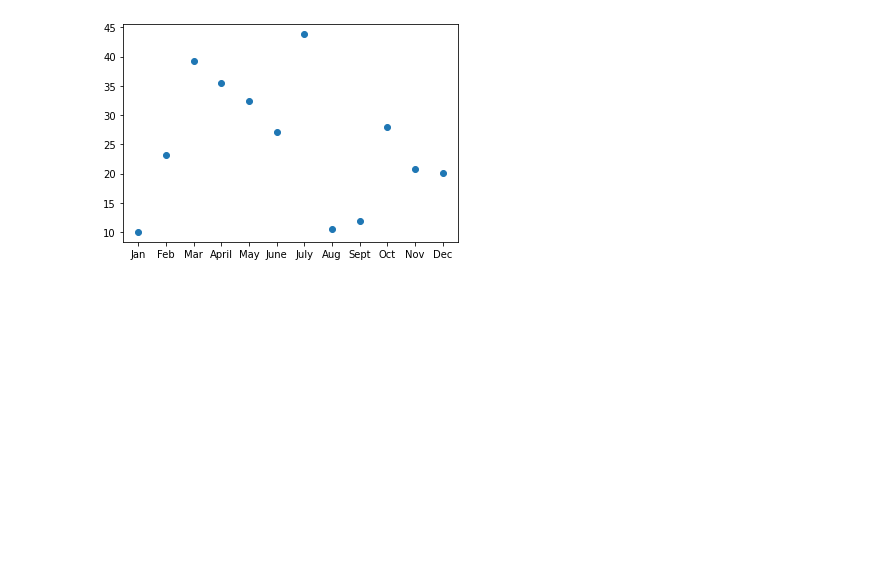
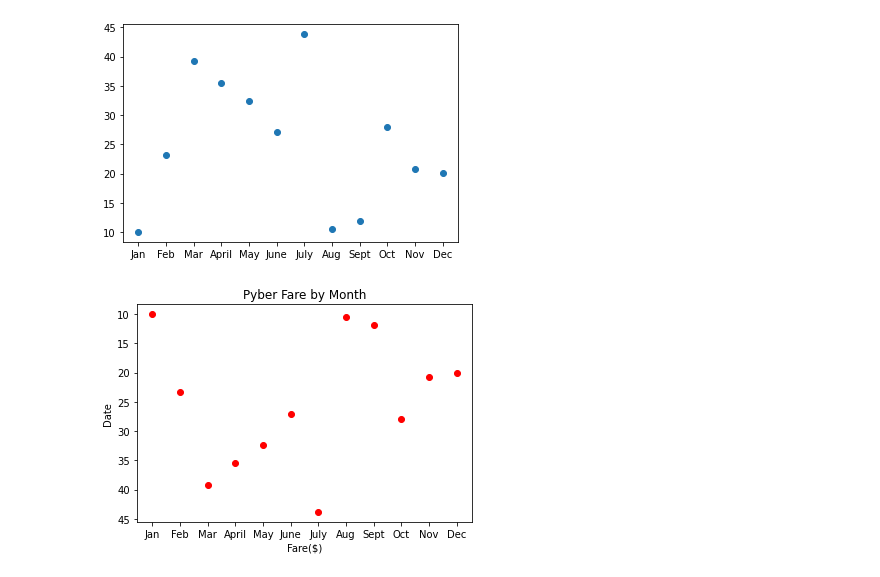
Before and after one commit to jtang3yo/PyBer_Analysis, a Jupyter notebook: matplotlib_practice .ipynb, the cells around one changed output. Cells and saved outputs as stored; diff of their text form; code cells hidden in the pictures; blank space fills up the shorter version.

```diff
--- a/matplotlib_practice .ipynb
+++ b/matplotlib_practice .ipynb
@@ -176,6 +176,8 @@ plt.plot(x_axis, y_axis, 'o')
 # %%
 plt.scatter(x_axis, y_axis, color='red', label='Chicago')
 plt.xlabel('Fare($)')
 plt.ylabel('Date')
 plt.title('Pyber Fare by Month')
-plt.
+plt.gca().invert_yaxis()
+# %% [output]
+[figure, added]
```
Also changed, not shown: parts of 18 cells of this notebook.
